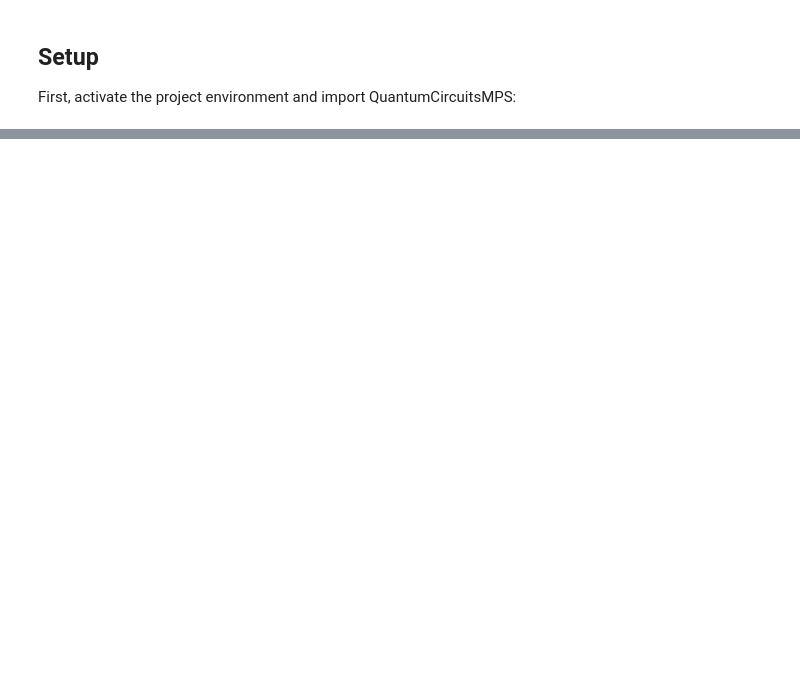
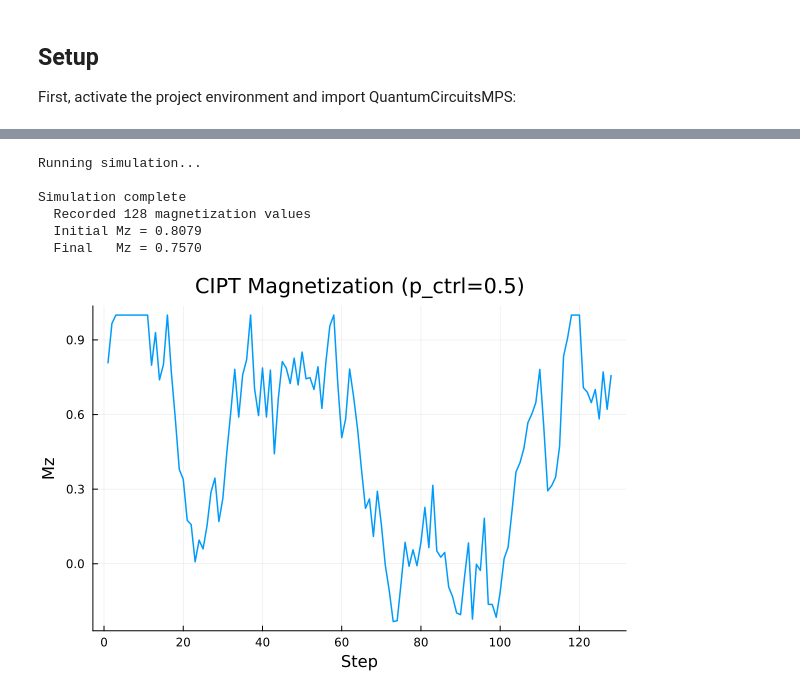
Before and after one commit to hainingpan/QuantumCircuitsMPS.jl, a Jupyter notebook: examples/cipt_example.ipynb, the cells around one changed output, grey strips where cells are left out. Drawn from its saved outputs; the diff is of its cells as text; code cells hidden in the pictures; blank space fills up the shorter version.

Commit message:
add magentization, fix cipt_example.jl

```diff
--- a/examples/cipt_example.ipynb
+++ b/examples/cipt_example.ipynb
@@ -301,0 +130,41 @@ Explore these possibilities:
+# %%
+println("Running simulation...")
+println()
+
+# Create simulation state with RNG registry
+state = SimulationState(
+    L=L,
+    bc=bc,
+    maxdim=64,
+    rng=RNGRegistry(gates_spacetime=42, born_measurement=1, gates_realization=2)
+)
+
+# Initialize to product state |0>^L
+initialize!(state, ProductState(binary_int=0))
+
+# Track magnetization
+track!(state, :Mz => Magnetization(:Z))
+
+# Run simulation: n_circuits=1 since n_steps is already inside the circuit
+# record_when=:every_gate records after each gate (1 gate per step)
+simulate!(circuit, state; n_circuits=1, record_when=:every_gate)
+
+# Extract magnetization values
+mz_vals = state.observables[:Mz]
+
+println("Simulation complete")
+println("  Recorded $(length(mz_vals)) magnetization values")
+println("  Initial Mz = $(Printf.@sprintf("%.4f", mz_vals[1]))")
+println("  Final   Mz = $(Printf.@sprintf("%.4f", mz_vals[end]))")
+# %% [output]
+Running simulation...
+
+Simulation complete
+  Recorded 128 magnetization values
+  Initial Mz = 0.8079
+  Final   Mz = 0.7570
+# %%
+plot(mz_vals, xlabel="Step", ylabel="Mz", title="CIPT Magnetization (p_ctrl=$p_ctrl)",
+     legend=false, lw=1.5)
+# %% [output]
+[figure, added]
```
Also changed, not shown: parts of 37 cells of this notebook, 3 other files.
